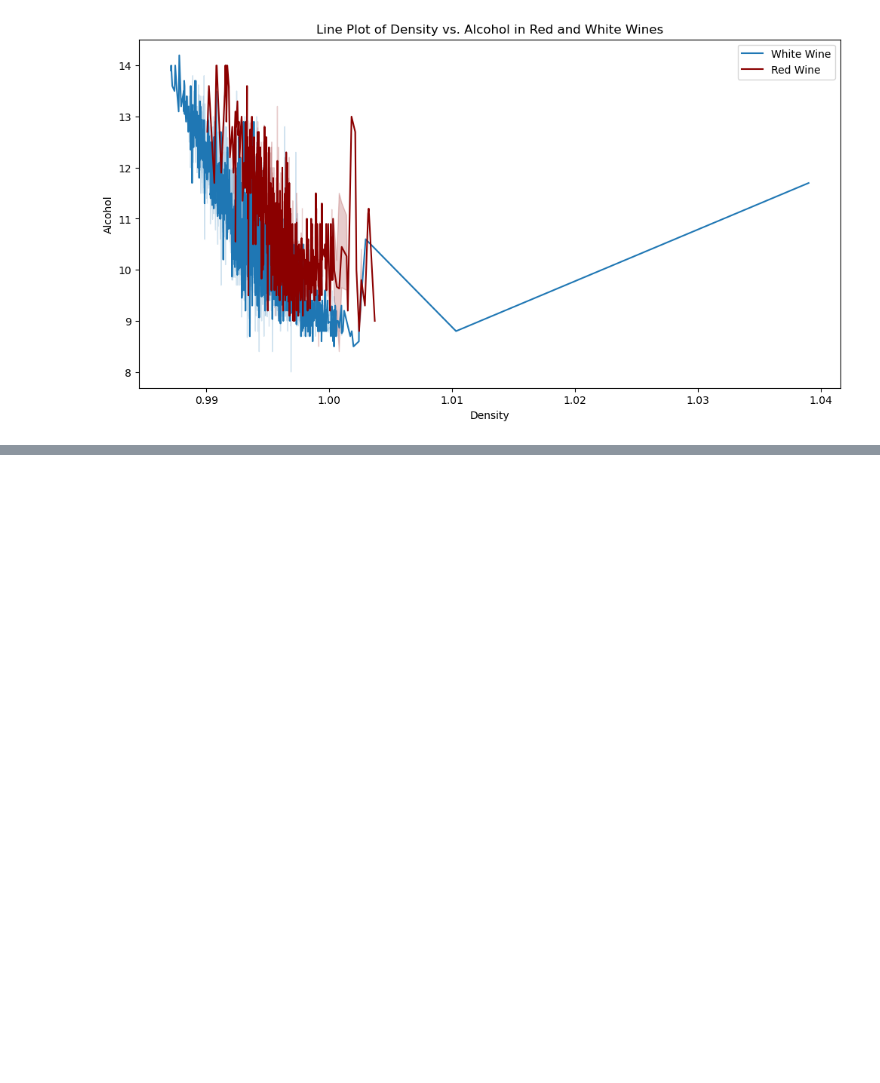
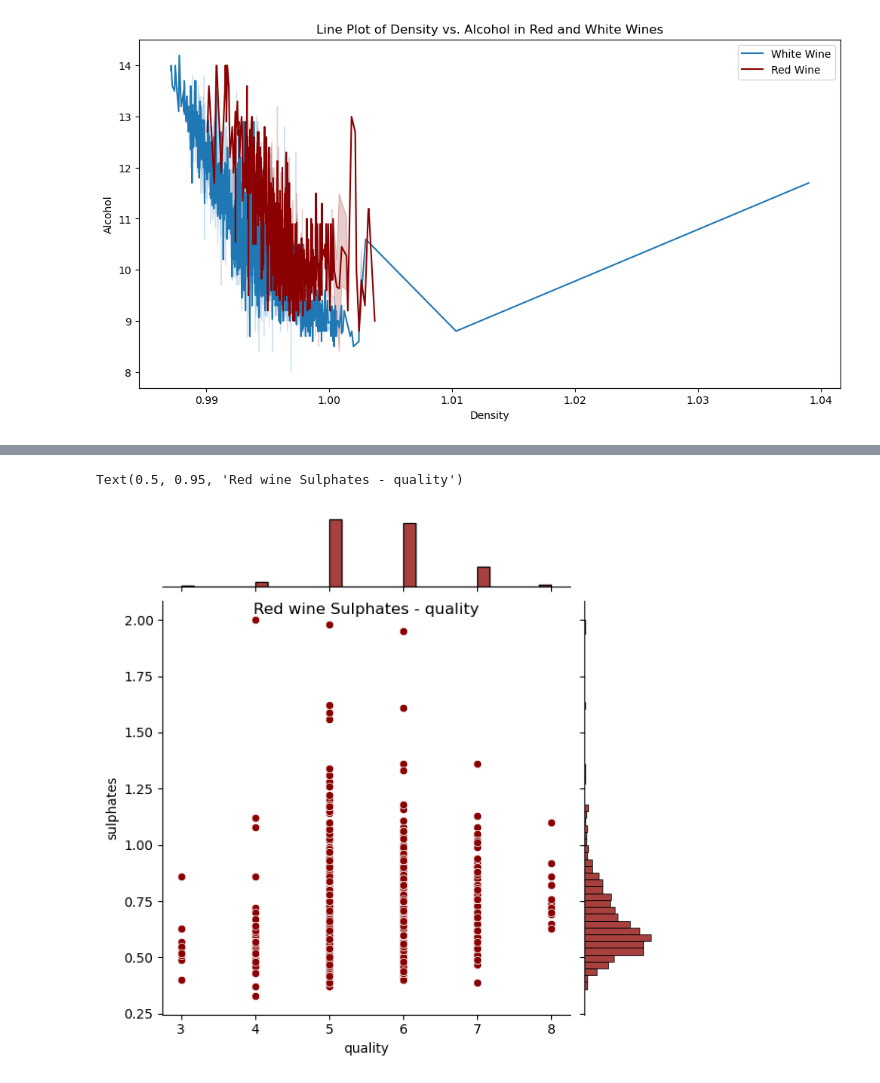
Before and after one commit to novik2713/CAB_Winery_Project, a Jupyter notebook: project2.ipynb, the cells around one changed output, grey strips where cells are left out. Saved outputs shown, nothing was run; the diff lists cells and outputs as text; code cells hidden in the pictures; blank space fills up the shorter version.

```diff
--- a/project2.ipynb
+++ b/project2.ipynb
@@ -565,0 +598,6 @@ plt.show()
+# %%
+joint = sns.jointplot(data=red_wine, x="quality", y="sulphates", color='darkred')
+plt.title('Red wine Sulphates - quality', y=0.95)
+# %% [output]
+Text(0.5, 0.95, 'Red wine Sulphates - quality')
+[figure, added]
```
Also changed, not shown: parts of 24 cells of this notebook.
